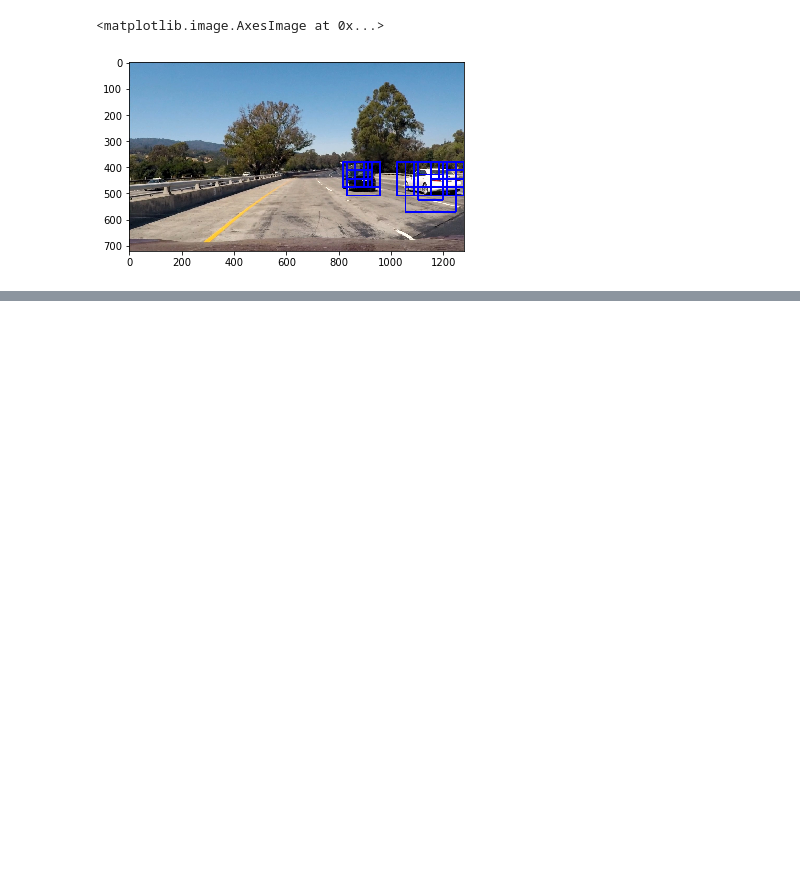
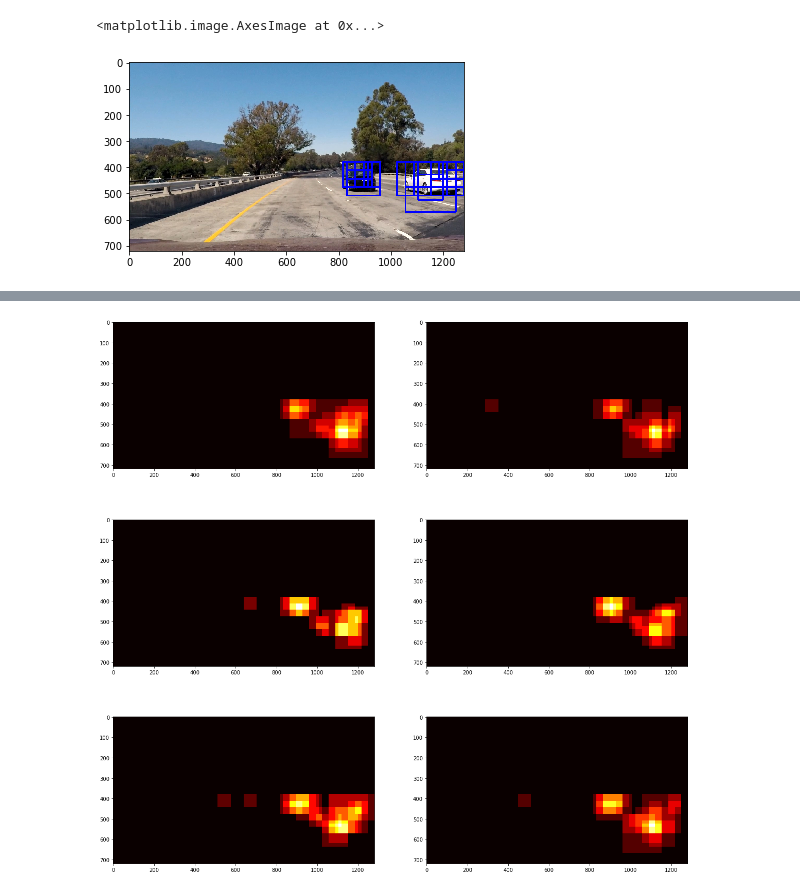
Before and after one commit to joergsimon/SDCND-Term1-Vehicle-Detection-and-Tracking, a Jupyter notebook: Vehicle Detection and tracking.ipynb, the cells around one changed output, grey strips where cells are left out. Saved outputs shown, nothing was run; the diff lists cells and outputs as text; code cells hidden in the pictures; blank space fills up the shorter version.

```diff
--- a/Vehicle Detection and tracking.ipynb
+++ b/Vehicle Detection and tracking.ipynb
@@ -269,0 +331,14 @@ set clf to:  SVC(C=1.0, cache_size=200, class_weight=None, coef0=0.0,
+# %%
+from helper.sliding_window import add_heat
+
+f, axarr = plt.subplots(3, 2, figsize=(20,20))
+
+for i in range(len(frames)):
+    f = frames[i]
+    heat = np.zeros_like(f[:, :, 0]).astype(np.float)
+    found = search_windows(f, all_layers, clf, X_scaler, color_space="HLS", spatial_feat=False, hist_range=(0,256), cell_per_block=1)
+    #draw_img = draw_boxes(np.copy(image), found)
+    heat = add_heat(heat, found)
+    axarr[i//2, i%2].imshow(heat, cmap='hot', interpolation='nearest')
+# %% [output]
+[figure, added]
```
Also changed, not shown: parts of 13 cells of this notebook, 14 other files.
